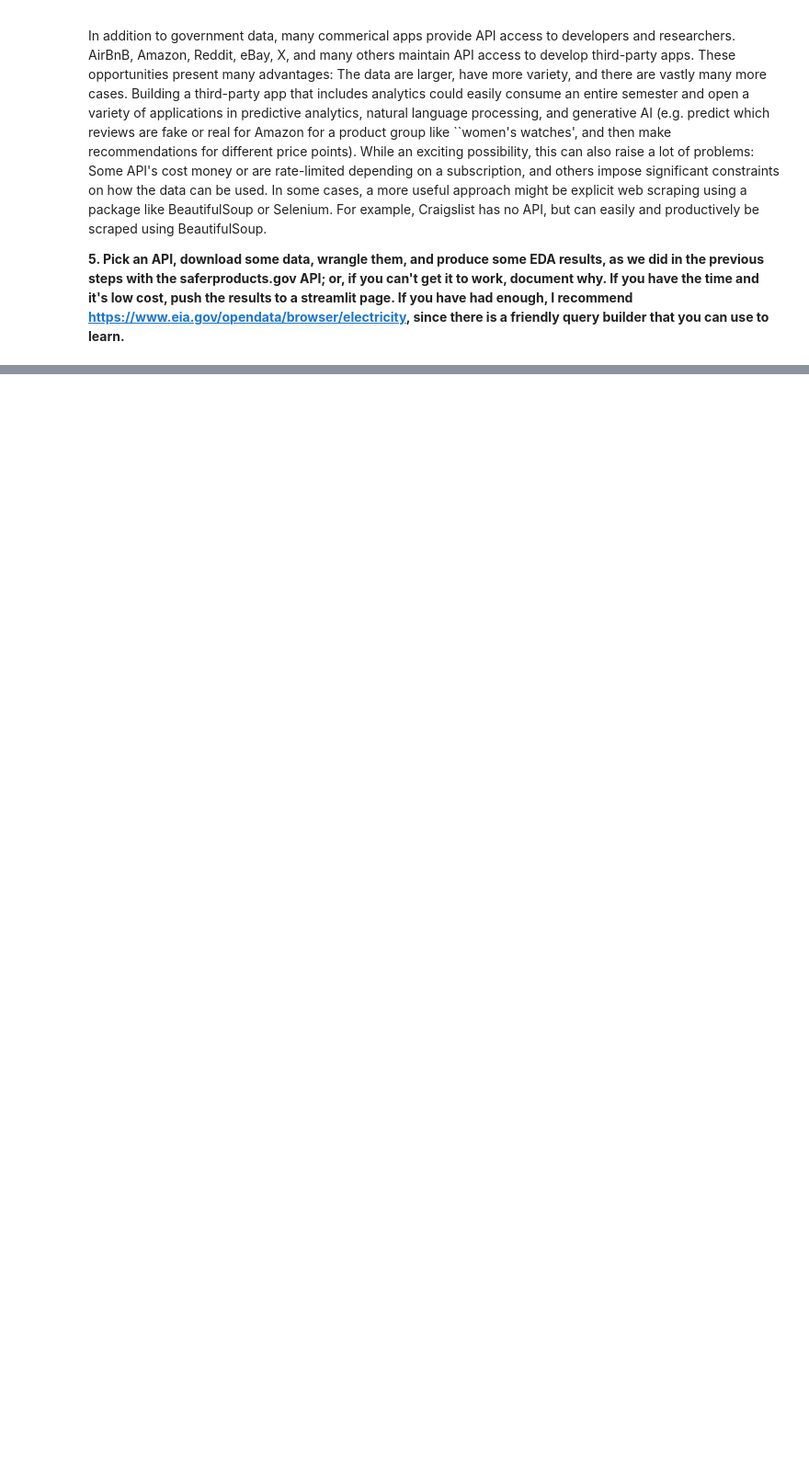
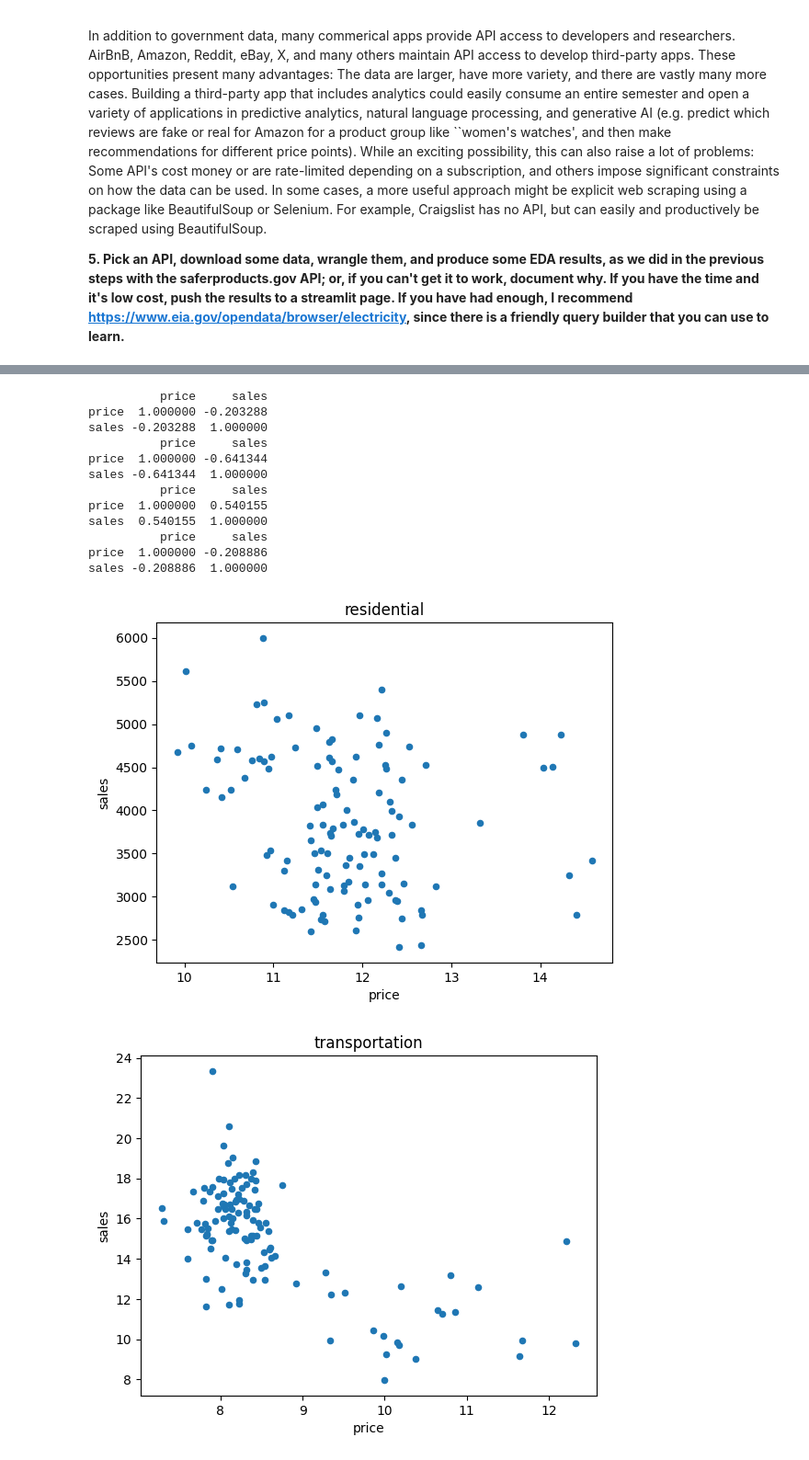
Before and after one commit to genevievepur/ds3001-labs, a Jupyter notebook: 01_api_calls/assignment_notebook.ipynb, the cells around one changed output, grey strips where cells are left out. Shown at 92% size. Cells and saved outputs as stored; diff of their text form; code cells hidden in the pictures; blank space fills up the shorter version.

```diff
--- a/01_api_calls/assignment_notebook.ipynb
+++ b/01_api_calls/assignment_notebook.ipynb
@@ -331,0 +394,20 @@ Index(['period', 'stateid', 'stateDescription', 'fuelid', 'fuelDescription',
+# %%
+sectors = ['residential','transportation','commercial','industrial']
+for sec in sectors:
+    df.loc[df['sectorName']==sec,:].plot.scatter(x='price',y='sales',title=sec)
+    print( df.loc[df['sectorName']==sec,['price','sales']].corr() )
+# %% [output]
+          price     sales
+price  1.000000 -0.203288
+sales -0.203288  1.000000
+          price     sales
+price  1.000000 -0.641344
+sales -0.641344  1.000000
+          price     sales
+price  1.000000  0.540155
+sales  0.540155  1.000000
+          price     sales
+price  1.000000 -0.208886
+sales -0.208886  1.000000
+[figure, added]
+[figure, added]
```
Also changed, not shown: parts of 9 cells of this notebook.
